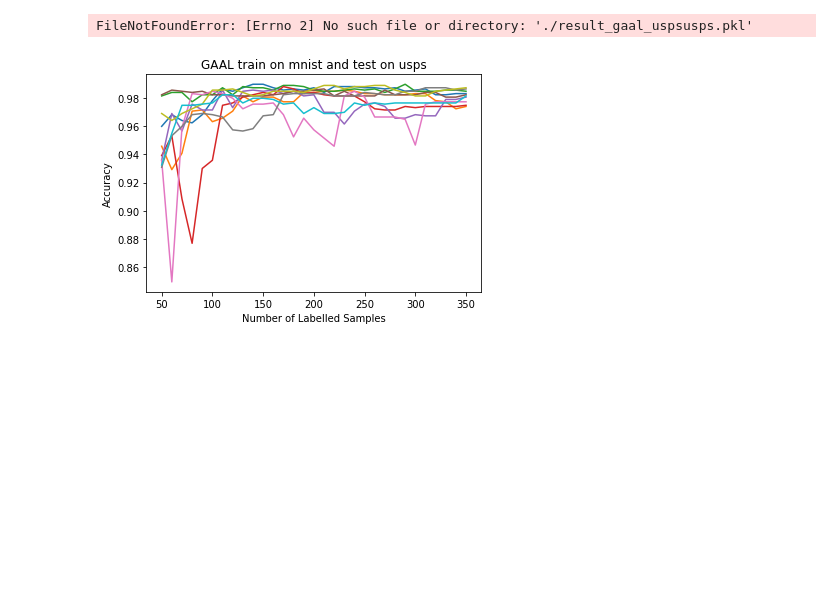
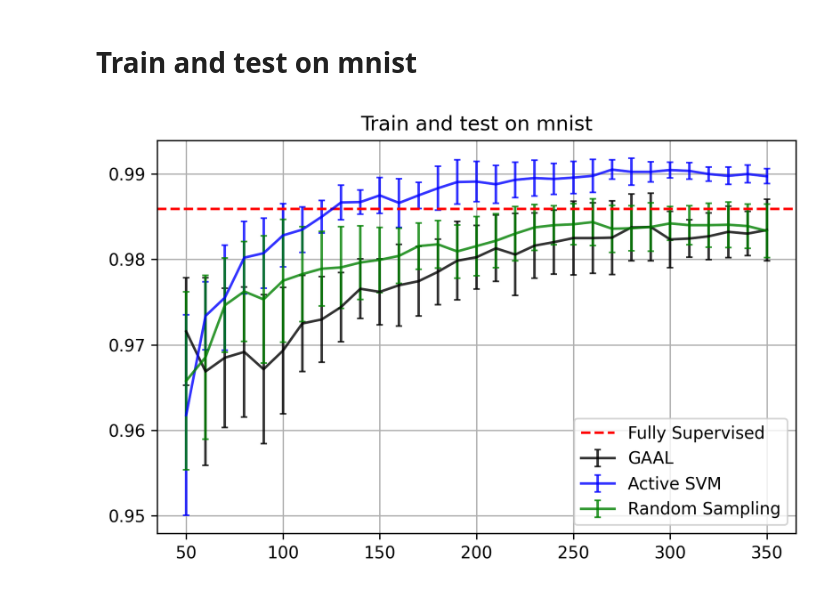
Before and after one commit to shaunntan/GenerativeAdversarialActLearning, a Jupyter notebook: results/Read results.ipynb, the cells around one changed output. Drawn from its saved outputs; the diff is of its cells as text; code cells hidden in the pictures; blank space fills up the shorter version.

```diff
--- a/results/Read results.ipynb
+++ b/results/Read results.ipynb
@@ -3,5 +4,0 @@ import dill as pickle
-# %%
-with open('./result_gaal_uspsusps.pkl', 'rb') as file:
-    result = pickle.load(file)
-# %% [output]
-FileNotFoundError: [Errno 2] No such file or directory: './result_gaal_uspsusps.pkl'
@@ -10,11 +5,37 @@ import matplotlib.pyplot as plt
-# %%
-plt.title(result[0])
-
-for i in range(len(result[1])):
-    plt.plot(result[2][i], result[1][i])
-
-plt.ylabel('Accuracy')
-plt.xlabel('Number of Labelled Samples')
-plt.show()
-# %% [output]
-[figure, removed]
+# %%
+def tidyresults_notfs(r):
+    means = np.mean(r[1], axis = 0)
+    sd = np.std(r[1], axis=0)
+    return means, sd
+# %% [markdown]
+# Train and test on mnist
+# %%
+with open('./result_gaal_mnistmnist.pkl', 'rb') as file:
+    result_gaal = pickle.load(file)
+
+with open('./result_activesvm_mnistmnist.pkl', 'rb') as file:
+    result_activesvm = pickle.load(file)
+
+with open('./result_random_mnistmnist.pkl', 'rb') as file:
+    result_random = pickle.load(file)
+
+with open('./result_fs_mnistmnist.pkl', 'rb') as file:
+    result_fs = pickle.load(file)
+
+
+means_gaal, sd_gaal = tidyresults_notfs(result_gaal)
+means_asvm, sd_asvm = tidyresults_notfs(result_activesvm)
+means_random, sd_random = tidyresults_notfs(result_random)
+
+plt.title('Train and test on mnist')
+plt.errorbar(result_gaal[2][0], y=means_gaal, yerr=sd_gaal, color='k', alpha=0.8, capsize=2, label="GAAL")
+plt.errorbar(result_activesvm[2][0], y=means_asvm, yerr=sd_asvm, color='b', alpha=0.8, capsize=2, label="Active SVM")
+plt.errorbar(result_random[2][0], y=means_random, yerr=sd_random, color='g', alpha=0.8, capsize=2, label="Random Sampling")
+plt.axhline(y=result_fs[1], color='r', linestyle='--', label="Fully Supervised")
+plt.legend(loc='best')
+plt.grid()
+plt.gcf().set_dpi(300)
+plt.tight_layout()
+plt.show()
+# %% [output]
+[figure, added]
```
Also changed, not shown: parts of 6 cells of this notebook, 8 other files.
